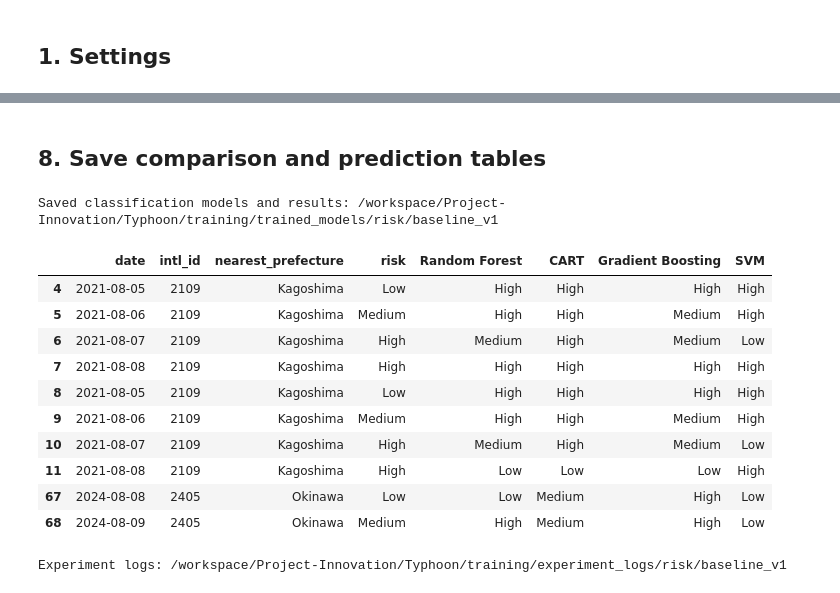
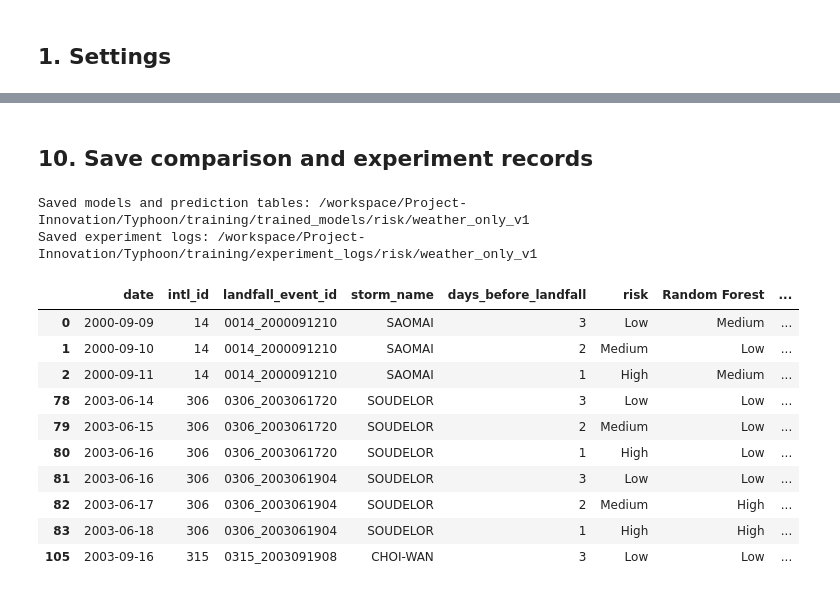
Before and after one commit to j23040579/Project-Innovation, a Jupyter notebook: Typhoon/training/train_typhoon_models.ipynb, the cells around one changed output, grey strips where cells are left out. Saved outputs shown, nothing was run; the diff lists cells and outputs as text; code cells hidden in the pictures.

```diff
--- a/Typhoon/training/train_typhoon_models.ipynb
+++ b/Typhoon/training/train_typhoon_models.ipynb
@@ -15,10 +23,14 @@ if ROOT.name == "training":
 elif (ROOT / "Typhoon" / "training").is_dir():
     ROOT = ROOT / "Typhoon"
 TRAINING_DIR = ROOT / "training"
-EXPERIMENT_ID = "baseline_v1"
-INPUT_FILE = TRAINING_DIR / "trained_models/nearest_prefecture" / EXPERIMENT_ID / "reconstructed_weather_prefecture.csv"
+EXPERIMENT_ID = "weather_only_v1"
+INPUT_FILE = ROOT / "data/processed/jma_day3_to_landfall_with_weather.csv"
 OUTPUT_DIR = TRAINING_DIR / "trained_models/risk" / EXPERIMENT_ID
 LOG_DIR = TRAINING_DIR / "experiment_logs/risk" / EXPERIMENT_ID
+
+START_DATE = None  # None uses all available historical years
+END_DATE = None
+TEST_SIZE = 0.20
 SEED = 42
 REMOVE_FEATURES = []  # e.g. ["rain_sum"]
 MODEL_PARAMS = {
@@ -28,4 +40,10 @@ MODEL_PARAMS = {
     "SVM": {"C": 1.0, "kernel": "rbf"},
 }
 OVERWRITE_OUTPUTS = False
+
+# Optional: CSV containing weather to classify (for example, predicted daily weather).
+# Leave None to demonstrate prediction on a heldout row.
+PREDICTION_FILE = None
+MODEL_TO_VIEW = "Random Forest"
+ROW_TO_VIEW = 0
 # %% [markdown]
@@ -173,7 +247,8 @@ Use these heldout results for reporting. Repeatedly changing parameters based on
 # %%
 comparison = []
 trained_models = {}
-all_predictions = test_df[["date", "intl_id", "nearest_prefecture", "risk"]].copy()
+metadata = [c for c in ["date", "intl_id", "landfall_event_id", "storm_name", "days_before_landfall", "risk"] if c in test_df]
+all_predictions = test_df[metadata].copy()
 CLASS_ORDER = ["Low", "Medium", "High"]
 for name, estimator in models.items():
     print(f"\nTraining: {name}")
@@ -187,16 +262,16 @@ for name, estimator in models.items():
     print(classification_report(y_test, predicted, labels=CLASS_ORDER, digits=3, zero_division=0))
     ConfusionMatrixDisplay.from_predictions(y_test, predicted, labels=CLASS_ORDER, cmap="Blues", colorbar=False)
     plt.title(name)
-    plt.savefig(LOG_DIR / (name.lower().replace(" ", "_") + "_confusion.png"), dpi=120, bbox_inches="tight")
+    filename = name.lower().replace(" ", "_")
+    plt.savefig(LOG_DIR / f"{filename}_confusion.png", dpi=120, bbox_inches="tight")
     plt.show()
-    filename = name.lower().replace(" ", "_")
     joblib.dump(classifier, OUTPUT_DIR / f"{filename}_model.joblib")
     all_predictions[name] = predicted
 
 comparison = pd.DataFrame(comparison).sort_values("Balanced accuracy", ascending=False).reset_index(drop=True)
 display(comparison)
 comparison.set_index("Model")[["Accuracy", "Balanced accuracy", "Macro F1"]].plot.bar(figsize=(9, 4), ylim=(0, 1))
-plt.title("Heldout storm classification")
+plt.title("Heldout pre-typhoon weather profiles")
 plt.xticks(rotation=20)
 plt.tight_layout()
 plt.savefig(LOG_DIR / "model_comparison.png", dpi=120, bbox_inches="tight")
@@ -278,30 +387,33 @@ Predicted risk: High
 # %% [markdown]
-## 8. Save comparison and prediction tables
+## 10. Save comparison and experiment records
 # %%
 comparison.to_csv(OUTPUT_DIR / "model_comparison.csv", index=False)
 all_predictions.to_csv(OUTPUT_DIR / "test_predictions.csv", index=False, encoding="utf-8-sig", date_format="%Y-%m-%d")
 train_df.to_csv(OUTPUT_DIR / "training_set.csv", index=False, encoding="utf-8-sig", date_format="%Y-%m-%d")
 test_df.to_csv(OUTPUT_DIR / "testing_set.csv", index=False, encoding="utf-8-sig", date_format="%Y-%m-%d")
-config = {"features": FEATURES, "classes": CLASS_ORDER, "model_parameters": MODEL_PARAMS,
-          "input": str(INPUT_FILE), "test_storms": sorted(test_df.intl_id.astype(str).unique().tolist())}
-(OUTPUT_DIR / "config.json").write_text(json.dumps(config, indent=2), encoding="utf-8")
-print("Saved classification models and results:", OUTPUT_DIR)
+config = {"features": FEATURES, "classes": CLASS_ORDER, "model_parameters": MODEL_PARAMS, "seed": SEED,
+          "input": str(INPUT_FILE), "date_filter": [START_DATE, END_DATE], "pre_landfall_days": [3, 2, 1],
+          "label_definition": {"Low": "Day -3", "Medium": "Day -2", "High": "Day -1"},
+          "test_storms": sorted(test_df.intl_id.astype(str).unique().tolist()),
+          "input_contract": "raw weather only; circular wind transform included in saved pipeline",
+          "interpretation": "Similarity to pre-landfall weather, not probability of typhoon occurrence."}
+for folder in [OUTPUT_DIR, LOG_DIR]:
+    (folder / "config.json").write_text(json.dumps(config, indent=2), encoding="utf-8")
+comparison.to_csv(LOG_DIR / "model_comparison.csv", index=False)
+print("Saved models and prediction tables:", OUTPUT_DIR)
+print("Saved experiment logs:", LOG_DIR)
 display(all_predictions.head(10))
-
-(LOG_DIR / "experiment_config.json").write_text(json.dumps(config, indent=2), encoding="utf-8")
-comparison.to_csv(LOG_DIR / "model_comparison.csv", index=False)
-print("Experiment logs:", LOG_DIR)
 # %% [output]
-Saved classification models and results: /workspace/Project-Innovation/Typhoon/training/trained_models/risk/baseline_v1
+Saved models and prediction tables: /workspace/Project-Innovation/Typhoon/training/trained_models/risk/weather_only_v1
+Saved experiment logs: /workspace/Project-Innovation/Typhoon/training/experiment_logs/risk/weather_only_v1
-|  | date | intl_id | nearest_prefecture | risk | Random Forest | CART | Gradient Boosting | SVM |
-| 4 | 2021-08-05 | 2109 | Kagoshima | Low | High | High | High | High |
-| 5 | 2021-08-06 | 2109 | Kagoshima | Medium | High | High | Medium | High |
-| 6 | 2021-08-07 | 2109 | Kagoshima | High | Medium | High | Medium | Low |
-| 7 | 2021-08-08 | 2109 | Kagoshima | High | High | High | High | High |
-| 8 | 2021-08-05 | 2109 | Kagoshima | Low | High | High | High | High |
-| 9 | 2021-08-06 | 2109 | Kagoshima | Medium | High | High | Medium | High |
-| 10 | 2021-08-07 | 2109 | Kagoshima | High | Medium | High | Medium | Low |
-| 11 | 2021-08-08 | 2109 | Kagoshima | High | Low | Low | Low | High |
-| 67 | 2024-08-08 | 2405 | Okinawa | Low | Low | Medium | High | Low |
-| 68 | 2024-08-09 | 2405 | Okinawa | Medium | High | Medium | High | Low |
+|  | date | intl_id | landfall_event_id | storm_name | days_before_landfall | risk | Random Forest | ... |
+| 0 | 2000-09-09 | 14 | 0014_2000091210 | SAOMAI | 3 | Low | Medium | ... |
+| 1 | 2000-09-10 | 14 | 0014_2000091210 | SAOMAI | 2 | Medium | Low | ... |
+| 2 | 2000-09-11 | 14 | 0014_2000091210 | SAOMAI | 1 | High | Medium | ... |
+| 78 | 2003-06-14 | 306 | 0306_2003061720 | SOUDELOR | 3 | Low | Low | ... |
+| 79 | 2003-06-15 | 306 | 0306_2003061720 | SOUDELOR | 2 | Medium | Low | ... |
+| 80 | 2003-06-16 | 306 | 0306_2003061720 | SOUDELOR | 1 | High | Low | ... |
+| 81 | 2003-06-16 | 306 | 0306_2003061904 | SOUDELOR | 3 | Low | Low | ... |
+| 82 | 2003-06-17 | 306 | 0306_2003061904 | SOUDELOR | 2 | Medium | High | ... |
+| 83 | 2003-06-18 | 306 | 0306_2003061904 | SOUDELOR | 1 | High | High | ... |
+| 105 | 2003-09-16 | 315 | 0315_2003091908 | CHOI-WAN | 3 | Low | Low | ... |
-Experiment logs: /workspace/Project-Innovation/Typhoon/training/experiment_logs/risk/baseline_v1
```
Also changed, not shown: parts of 24 cells of this notebook, 3 other files.
